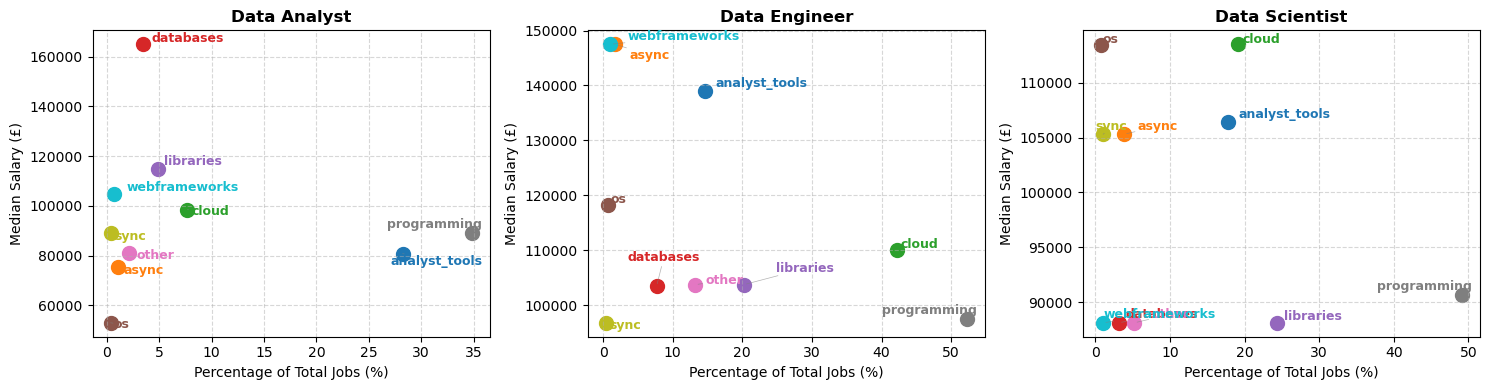
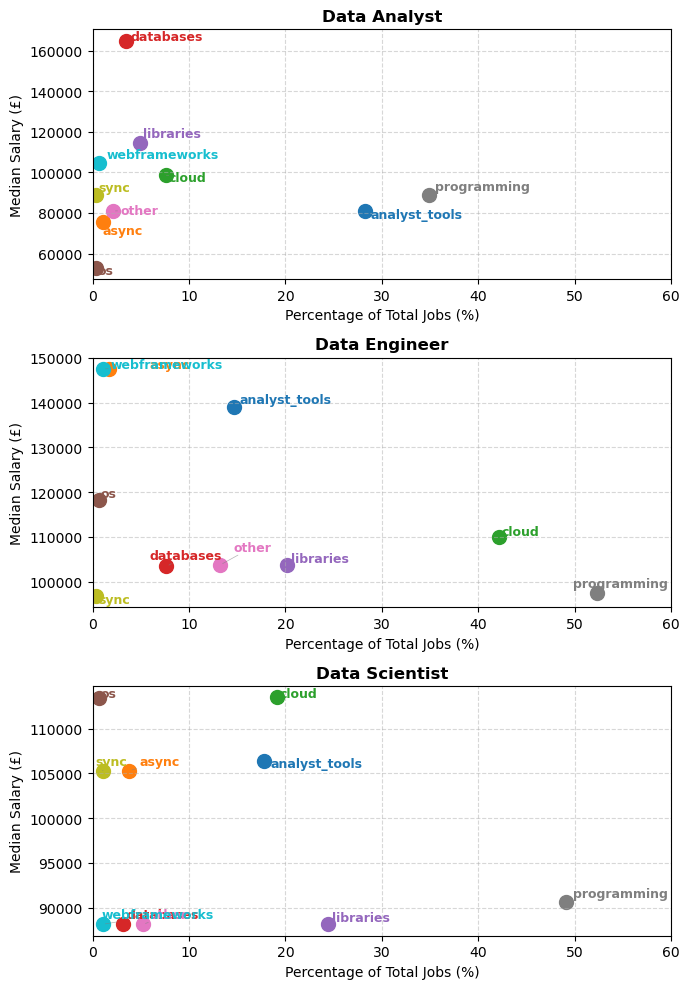
Unified diff of the notebook cell whose output changed from the first chart to the second:
--- before
+++ after
@@ -17,5 +17,5 @@
 # Initialize a layout with 1 row and 3 columns of subplots (exactly 3 plot areas)
 # 'axes' becomes a 1D array containing the 3 blank plotting spaces
-fig, axes = plt.subplots(1, 3, figsize=(15, 4))
+fig, axes = plt.subplots(3, 1, figsize=(7, 10))
 
 
@@ -49,4 +49,5 @@
     ax.set_xlabel("Percentage of Total Jobs (%)")
     ax.set_ylabel("Median Salary (£)")
+    ax.set_xlim(0, 60)
     ax.grid(True, linestyle="--", alpha=0.5)
     

Commit: Continue work on Readme; Minor figuresize edits across project files